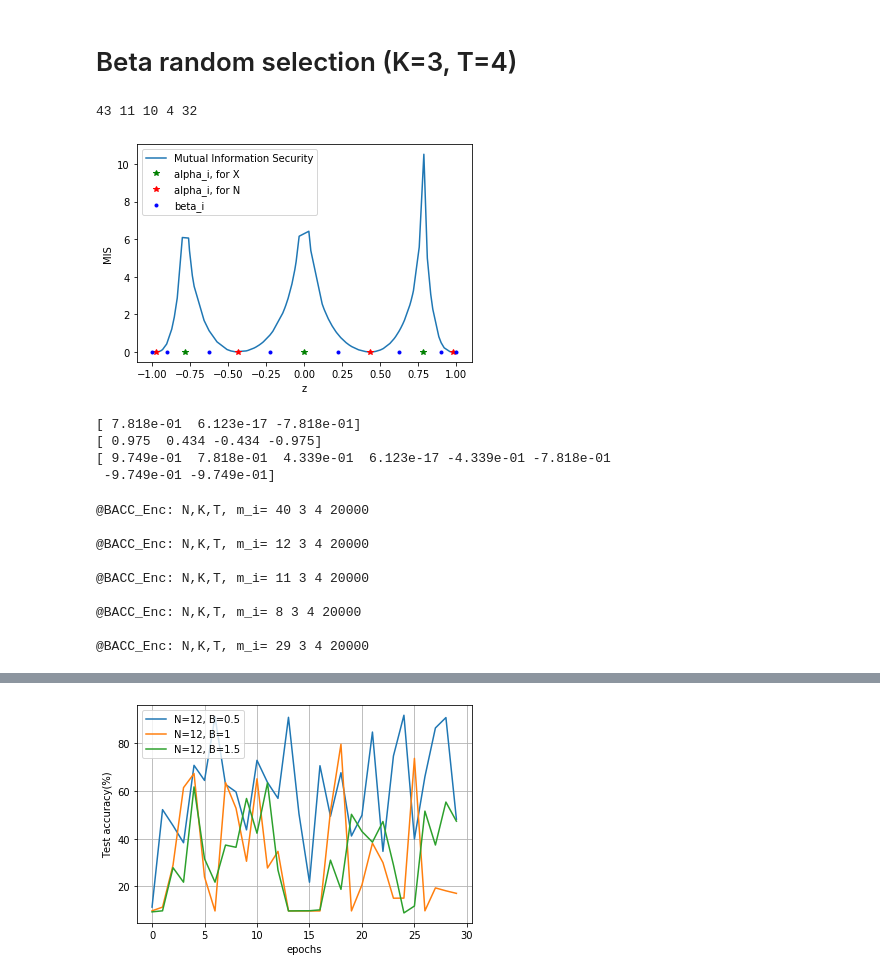
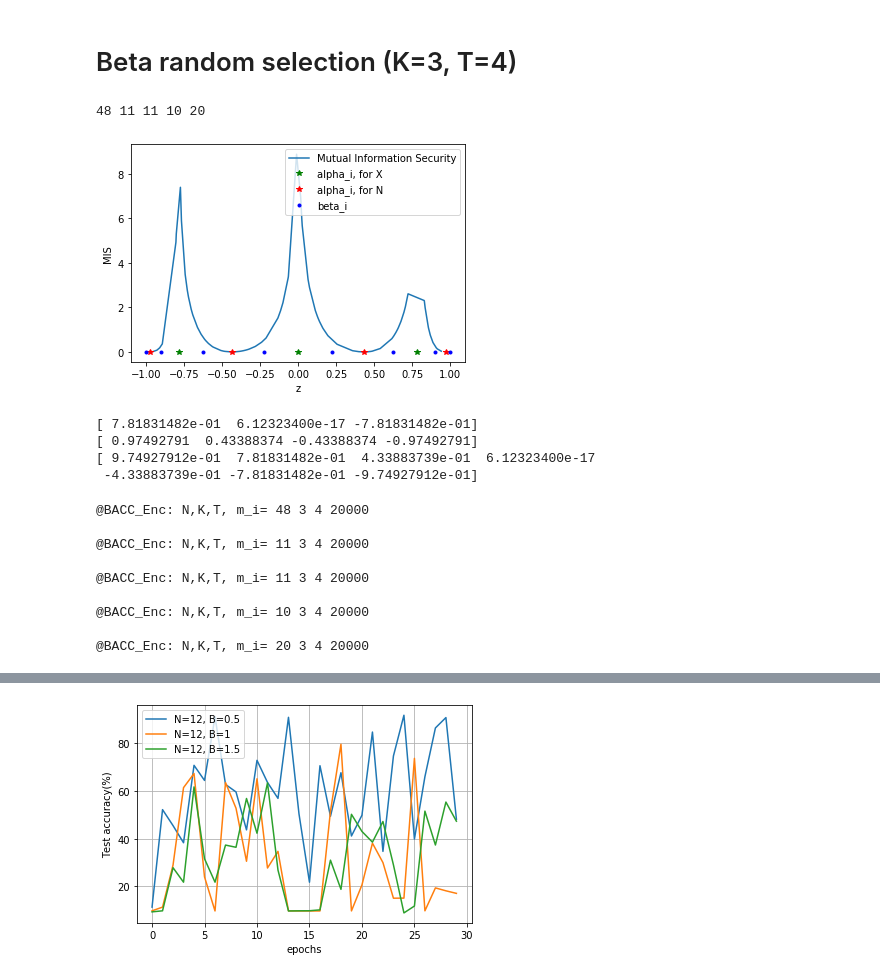
Before and after one commit to jinhyun-so/CodedPrivateNN, a Jupyter notebook: BACC_Beta_RandomSelection.ipynb, the cells around one changed output, grey strips where cells are left out. Drawn from its saved outputs; the diff is of its cells as text; code cells hidden in the pictures.

```diff
--- a/BACC_Beta_RandomSelection.ipynb
+++ b/BACC_Beta_RandomSelection.ipynb
@@ -136,11 +136,11 @@ size of Y: (60000, 10)
 K = 3
 T = 4
 Noise_Alloc = [0,2,4,6]
-sigma = 1
+sigma = 2
 
 N = 8
 
-j_array = np.array(range(K+T+1))
+j_array = np.array(range(K+T))
 alpha_array = np.cos((2*j_array+1)*math.pi/(2*(K+T)))
 
 i_array = np.array(range(N))
@@ -180,39 +180,39 @@ for j in range(len(z_array)):
     else:
         z_array_4.append(z_array[j])
 #     print('(beta index, MIS) = ',j,',',MIS_array[j])
 #     print()
 
 
 
 print(len(z_array_0),len(z_array_1),len(z_array_2),len(z_array_3),len(z_array_4))
 
 
 plt.plot(z_array, MIS_array, label='Mutual Information Security')
 plt.plot(alpha_array[Signal_Alloc],0*np.ones(len(Signal_Alloc)),'g*',label='alpha_i, for X')
 plt.plot(alpha_array[Noise_Alloc],0*np.ones(len(Noise_Alloc)),'r*',label='alpha_i, for N')
 plt.plot(beta_array,0*np.ones(len(beta_array)),'b.',label='beta_i')
 plt.xlabel('z')
 plt.ylabel('MIS')
 plt.legend()
 plt.show()
 
 
 print(alpha_array[Signal_Alloc])
 print(alpha_array[Noise_Alloc])
 print(alpha_array)
 
 # plt.plot((2*j_array[Signal_Alloc]+1)/(K+T),alpha_array[Signal_Alloc],'g*',label='alpha_i, for X')
 # plt.plot((2*j_array[Noise_Alloc]+1)/(K+T),alpha_array[Noise_Alloc],'r*',label='alpha_i, for N')
 # plt.plot(2*i_array[1:]/(K+T), z_array,'b.',label='beta_i')
 # plt.legend()
 # plt.show()
 # %% [output]
-43 11 10 4 32
+48 11 11 10 20
-[figure, old version]
+[figure, new version]
-[ 7.818e-01  6.123e-17 -7.818e-01]
-[ 0.975  0.434 -0.434 -0.975]
-[ 9.749e-01  7.818e-01  4.339e-01  6.123e-17 -4.339e-01 -7.818e-01
- -9.749e-01 -9.749e-01]
+[ 7.81831482e-01  6.12323400e-17 -7.81831482e-01]
+[ 0.97492791  0.43388374 -0.43388374 -0.97492791]
+[ 9.74927912e-01  7.81831482e-01  4.33883739e-01  6.12323400e-17
+ -4.33883739e-01 -7.81831482e-01 -9.74927912e-01]
 # %%
 sigma = 1
 
@@ -231,15 +231,15 @@ X_tilde_s3,a,b = BACC_Enc_Data_v3(encoding_input_array_np, len(z_array_sel), K,
 z_array_sel = z_array_4
 X_tilde_s4,a,b = BACC_Enc_Data_v3(encoding_input_array_np, len(z_array_sel), K, T, sigma, alpha_array, z_array_sel, _Noise_Alloc = Noise_Alloc)
 # %% [output]
-@BACC_Enc: N,K,T, m_i= 40 3 4 20000
-
-@BACC_Enc: N,K,T, m_i= 12 3 4 20000
+@BACC_Enc: N,K,T, m_i= 48 3 4 20000
 
 @BACC_Enc: N,K,T, m_i= 11 3 4 20000
 
-@BACC_Enc: N,K,T, m_i= 8 3 4 20000
+@BACC_Enc: N,K,T, m_i= 11 3 4 20000
 
-@BACC_Enc: N,K,T, m_i= 29 3 4 20000
+@BACC_Enc: N,K,T, m_i= 10 3 4 20000
+
+@BACC_Enc: N,K,T, m_i= 20 3 4 20000
 # %%
 index_num = 3
 
```
Also changed, not shown: parts of 18 cells of this notebook, 11 other files.
